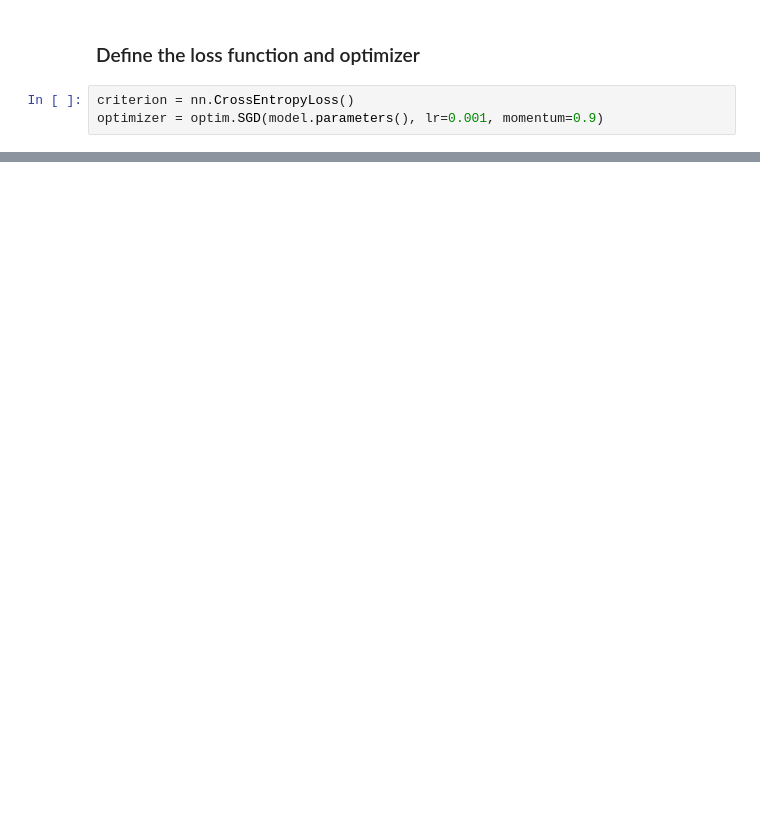
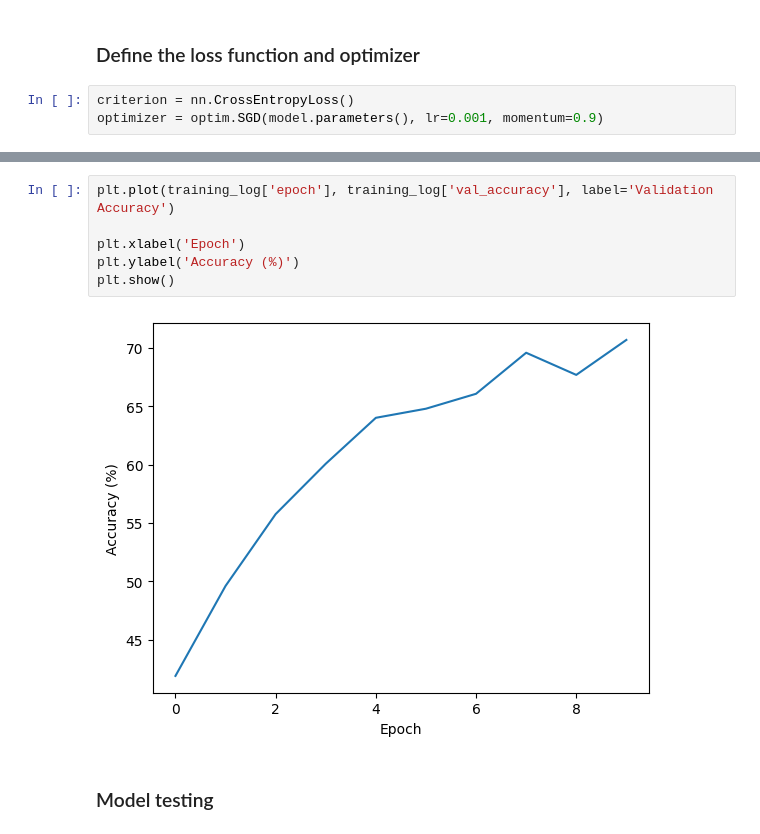
Before and after one commit to yiyiyang81/Deep-Learning, a Jupyter notebook: CNN-Image-Classification/code.ipynb, the cells around one changed output, grey strips where cells are left out. Cells and saved outputs as stored; diff of their text form; blank space fills up the shorter version.

```diff
--- a/CNN-Image-Classification/code.ipynb
+++ b/CNN-Image-Classification/code.ipynb
@@ -135,3 +354,13 @@ plt.plot(training_log['epoch'], training_log['loss'])
+# %%
+plt.plot(training_log['epoch'], training_log['val_accuracy'], label='Validation Accuracy')
+
+plt.xlabel('Epoch')
+plt.ylabel('Accuracy (%)')
+plt.show()
+# %% [output]
+[figure, added]
+# %% [markdown]
+### Model testing
 # %%
 correct = 0
 total = 0
```
Also changed, not shown: parts of 26 cells of this notebook, 16 other files.
